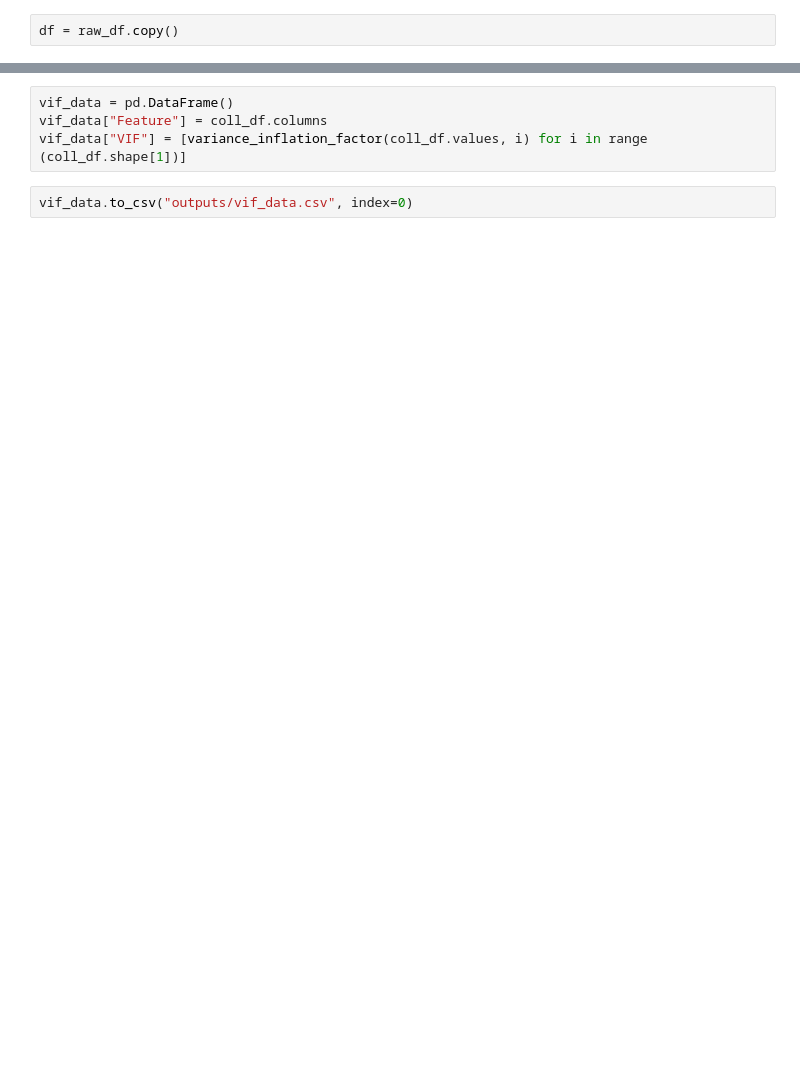
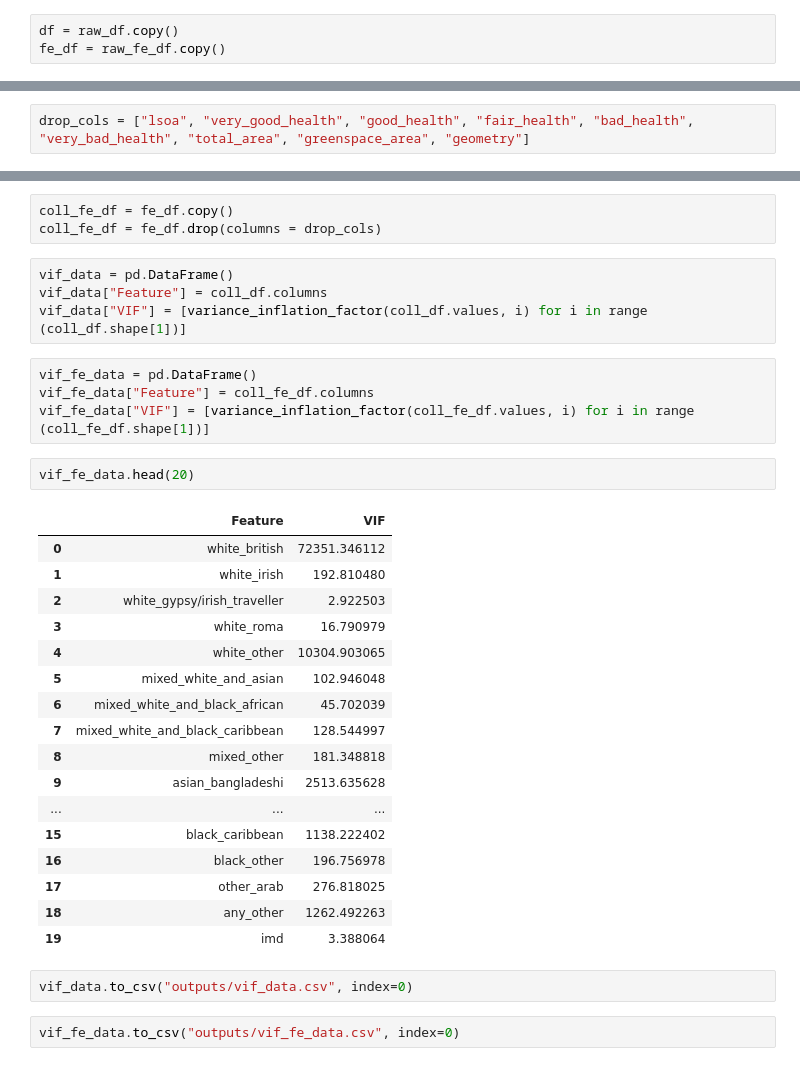
Before and after one commit to NathanDean/greenspace, a Jupyter notebook: 04_exploratory_data_analysis.ipynb, the cells around one changed output, grey strips where cells are left out. Drawn from its saved outputs; the diff is of its cells as text; blank space fills up the shorter version.

```diff
--- a/04_exploratory_data_analysis.ipynb
+++ b/04_exploratory_data_analysis.ipynb
@@ -14,5 +15,6 @@ raw_df = gpd.read_file("datasets/3_combined/df.gpkg")
 # %%
 df = raw_df.copy()
+fe_df = raw_fe_df.copy()
 # %% [markdown]
 # Define outliers
 # %%
@@ -92,5 +94,7 @@ plt.hist(df["greenspace_proportion"])
 [figure]
 # %% [markdown]
 # Check collinearity
+# %%
+drop_cols = ["lsoa", "very_good_health", "good_health", "fair_health", "bad_health", "very_bad_health", "total_area", "greenspace_area", "geometry"]
 # %%
 coll_df = df.copy()
@@ -98,6 +102,35 @@ coll_df = df.drop(columns = ["lsoa", "very_good_health", "good_health", "fair_he
+# %%
+coll_fe_df = fe_df.copy()
+coll_fe_df = fe_df.drop(columns = drop_cols)
 # %%
 vif_data = pd.DataFrame()
 vif_data["Feature"] = coll_df.columns
 vif_data["VIF"] = [variance_inflation_factor(coll_df.values, i) for i in range (coll_df.shape[1])]
+# %%
+vif_fe_data = pd.DataFrame()
+vif_fe_data["Feature"] = coll_fe_df.columns
+vif_fe_data["VIF"] = [variance_inflation_factor(coll_fe_df.values, i) for i in range (coll_fe_df.shape[1])]
+# %%
+vif_fe_data.head(20)
+# %% [output]
+|  | Feature | VIF |
+| 0 | white_british | 72351.346112 |
+| 1 | white_irish | 192.810480 |
+| 2 | white_gypsy/irish_traveller | 2.922503 |
+| 3 | white_roma | 16.790979 |
+| 4 | white_other | 10304.903065 |
+| 5 | mixed_white_and_asian | 102.946048 |
+| 6 | mixed_white_and_black_african | 45.702039 |
+| 7 | mixed_white_and_black_caribbean | 128.544997 |
+| 8 | mixed_other | 181.348818 |
+| 9 | asian_bangladeshi | 2513.635628 |
+| ... | ... | ... |
+| 15 | black_caribbean | 1138.222402 |
+| 16 | black_other | 196.756978 |
+| 17 | other_arab | 276.818025 |
+| 18 | any_other | 1262.492263 |
+| 19 | imd | 3.388064 |
 # %%
 vif_data.to_csv("outputs/vif_data.csv", index=0)
+# %%
+vif_fe_data.to_csv("outputs/vif_fe_data.csv", index=0)
```
Also changed, not shown: parts of 2 cells of this notebook, 2 other files.
